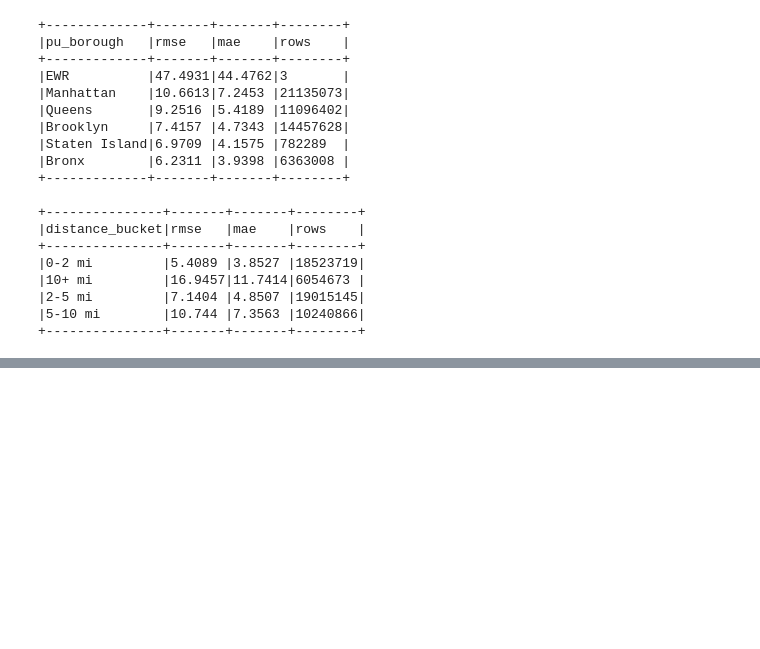
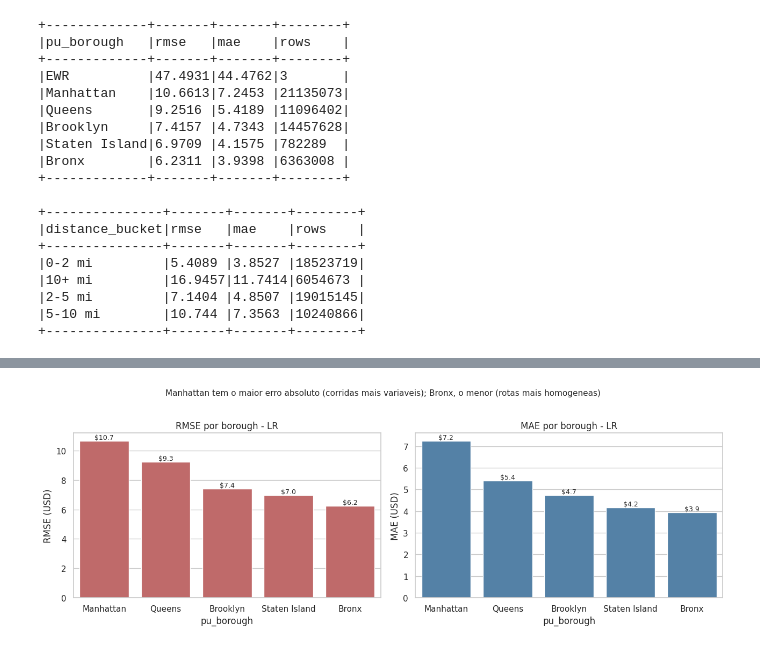
Before and after one commit to waizbart/nyc-rideshare-fare-prediction, a Jupyter notebook: notebooks/03_linear_regression.ipynb, the cells around one changed output, grey strips where cells are left out. Cells and saved outputs as stored; diff of their text form; code cells hidden in the pictures; blank space fills up the shorter version.

```diff
--- a/notebooks/03_linear_regression.ipynb
+++ b/notebooks/03_linear_regression.ipynb
@@ -161,0 +213,34 @@ plt.show()
+# %%
+
+# RMSE e MAE por borough de embarque
+borough_metric_pdf = spark.sql("""
+SELECT
+    pu_borough,
+    SQRT(AVG(POWER(passenger_fare - prediction, 2))) AS rmse,
+    AVG(ABS(passenger_fare - prediction)) AS mae,
+    COUNT(*) AS rows
+FROM predictions_lr
+GROUP BY 1
+HAVING COUNT(*) > 1000
+ORDER BY rmse DESC
+""").toPandas()
+
+fig, axes = plt.subplots(1, 2, figsize=(13, 4.5))
+sns.barplot(data=borough_metric_pdf, x='pu_borough', y='rmse', ax=axes[0], color='indianred')
+axes[0].set_title('RMSE por borough - LR')
+axes[0].set_ylabel('RMSE (USD)')
+for i, row in borough_metric_pdf.iterrows():
+    axes[0].text(i, row['rmse'], f"${row['rmse']:.1f}", ha='center', va='bottom', fontsize=9)
+
+sns.barplot(data=borough_metric_pdf, x='pu_borough', y='mae', ax=axes[1], color='steelblue')
+axes[1].set_title('MAE por borough - LR')
+axes[1].set_ylabel('MAE (USD)')
+for i, row in borough_metric_pdf.iterrows():
+    axes[1].text(i, row['mae'], f"${row['mae']:.1f}", ha='center', va='bottom', fontsize=9)
+
+fig.suptitle('Manhattan tem o maior erro absoluto (corridas mais variaveis); Bronx, o menor (rotas mais homogeneas)',
+             fontsize=11, y=1.02)
+fig.tight_layout()
+plt.show()
+# %% [output]
+[figure, added]
```
Also changed, not shown: parts of 10 cells of this notebook, 9 other files.
